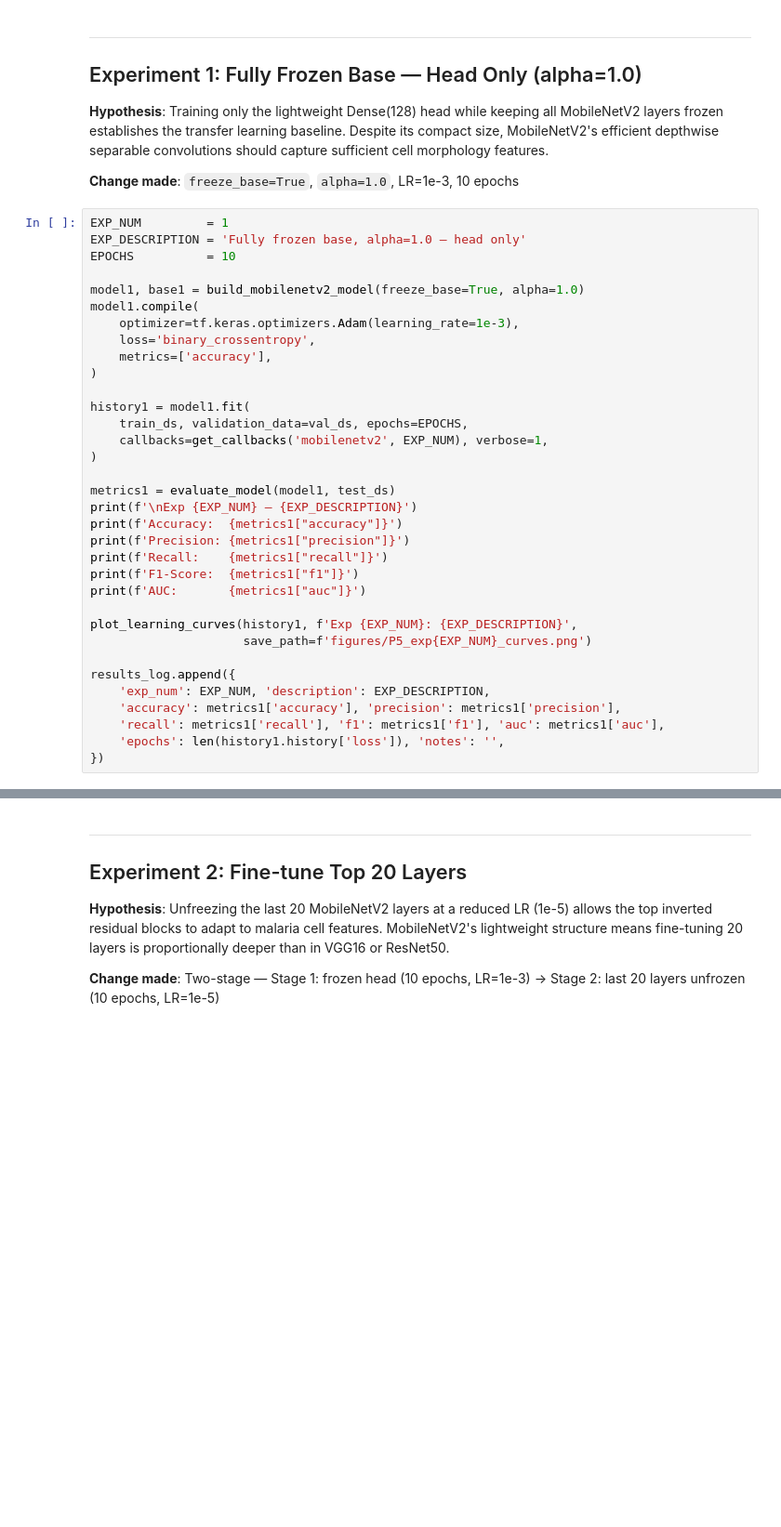
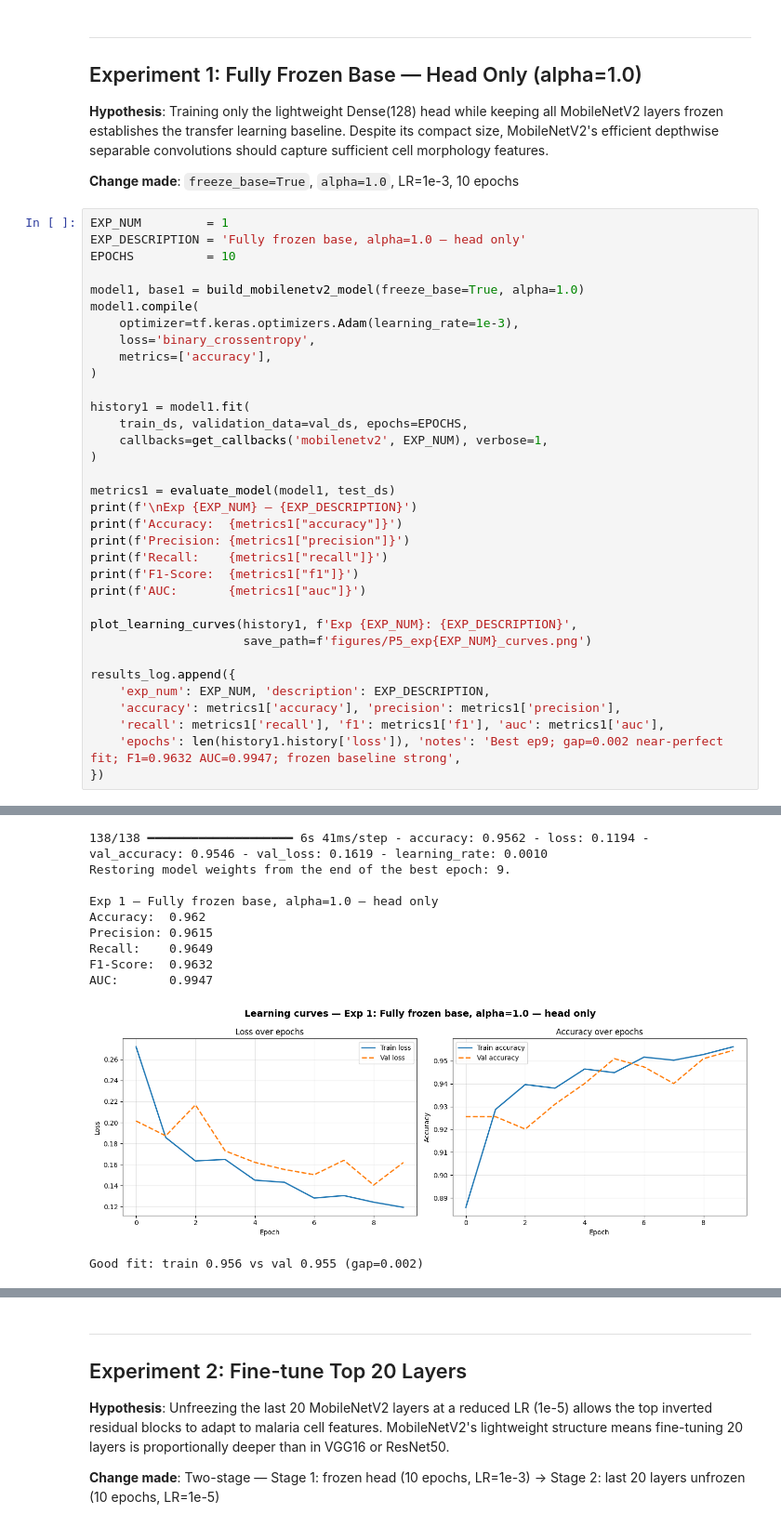
Before and after one commit to Hassan-Adelani-Luqman/Group14_Formative2, a Jupyter notebook: notebooks/mobilenetv2_P5.ipynb, the cells around one changed output, grey strips where cells are left out. Shown at 93% size. Drawn from its saved outputs; the diff is of its cells as text; blank space fills up the shorter version.

```diff
--- a/notebooks/mobilenetv2_P5.ipynb
+++ b/notebooks/mobilenetv2_P5.ipynb
@@ -384,5 +423,6 @@ results_log.append({
     'exp_num': EXP_NUM, 'description': EXP_DESCRIPTION,
     'accuracy': metrics1['accuracy'], 'precision': metrics1['precision'],
     'recall': metrics1['recall'], 'f1': metrics1['f1'], 'auc': metrics1['auc'],
-    'epochs': len(history1.history['loss']), 'notes': '',
+    'epochs': len(history1.history['loss']), 'notes': 'Best ep9; gap=0.002 near-perfect fit; F1=0.9632 AUC=0.9947; frozen baseline strong',
 })
+# %% [output]
@@ -388,0 +458,11 @@ results_log.append({
+138/138 ━━━━━━━━━━━━━━━━━━━━ 6s 41ms/step - accuracy: 0.9562 - loss: 0.1194 - val_accuracy: 0.9546 - val_loss: 0.1619 - learning_rate: 0.0010
+Restoring model weights from the end of the best epoch: 9.
+
+Exp 1 — Fully frozen base, alpha=1.0 — head only
+Accuracy:  0.962
+Precision: 0.9615
+Recall:    0.9649
+F1-Score:  0.9632
+AUC:       0.9947
+[figure, added]
+Good fit: train 0.956 vs val 0.955 (gap=0.002)
```
Also changed, not shown: parts of 33 cells of this notebook, 2 other files.
